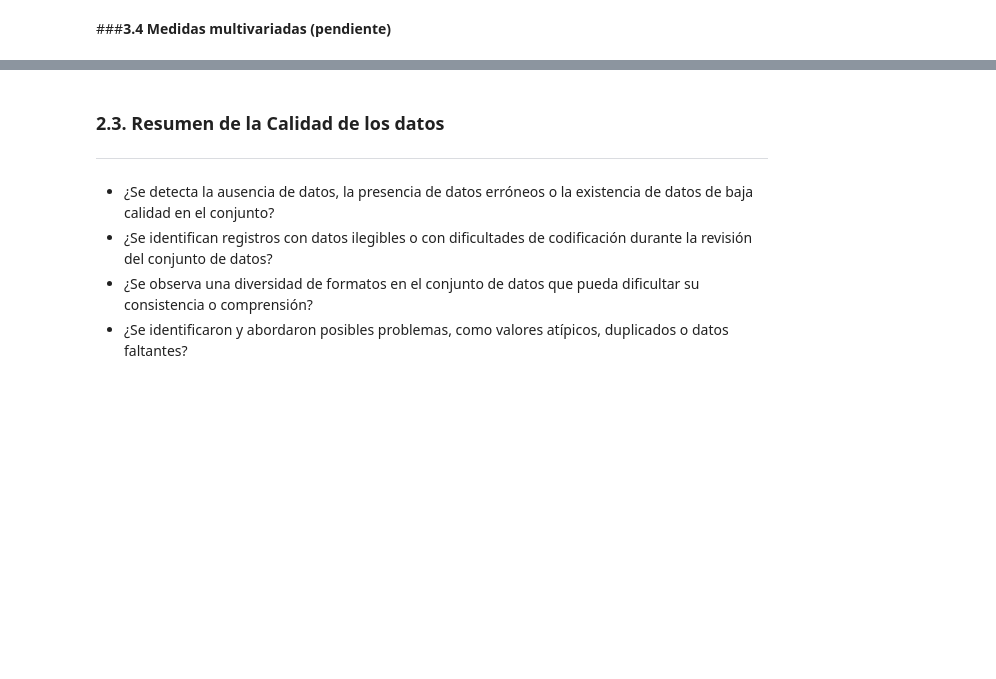
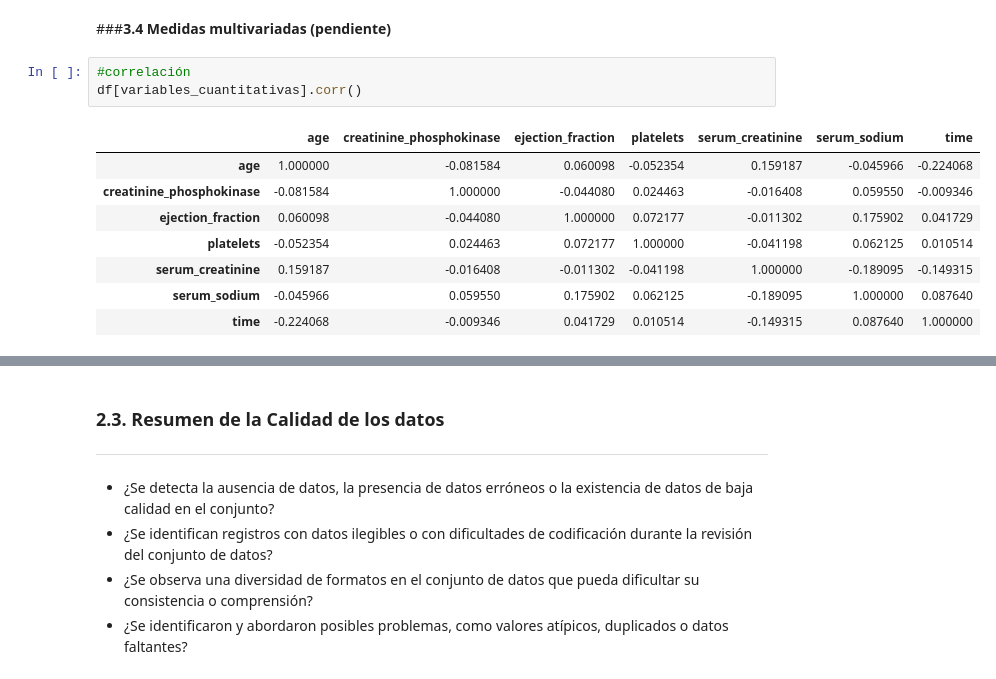
Before and after one commit to Robert-Gomez-AI/HeartFailure, a Jupyter notebook: Fase_2_Entendimiento_de_los_datos.ipynb, the cells around one changed output, grey strips where cells are left out. Drawn from its saved outputs; the diff is of its cells as text; blank space fills up the shorter version.

```diff
--- a/Fase_2_Entendimiento_de_los_datos.ipynb
+++ b/Fase_2_Entendimiento_de_los_datos.ipynb
@@ -243,2 +317,14 @@ for i, columna in enumerate(variables_cuantitativas):
 # %% [markdown]
 ###**3.4 Medidas multivariadas (pendiente)**
+# %%
+#correlación
+df[variables_cuantitativas].corr()
+# %% [output]
+|  | age | creatinine_phosphokinase | ejection_fraction | platelets | serum_creatinine | serum_sodium | time |
+| age | 1.000000 | -0.081584 | 0.060098 | -0.052354 | 0.159187 | -0.045966 | -0.224068 |
+| creatinine_phosphokinase | -0.081584 | 1.000000 | -0.044080 | 0.024463 | -0.016408 | 0.059550 | -0.009346 |
+| ejection_fraction | 0.060098 | -0.044080 | 1.000000 | 0.072177 | -0.011302 | 0.175902 | 0.041729 |
+| platelets | -0.052354 | 0.024463 | 0.072177 | 1.000000 | -0.041198 | 0.062125 | 0.010514 |
+| serum_creatinine | 0.159187 | -0.016408 | -0.011302 | -0.041198 | 1.000000 | -0.189095 | -0.149315 |
+| serum_sodium | -0.045966 | 0.059550 | 0.175902 | 0.062125 | -0.189095 | 1.000000 | 0.087640 |
+| time | -0.224068 | -0.009346 | 0.041729 | 0.010514 | -0.149315 | 0.087640 | 1.000000 |
```
Also changed, not shown: parts of 10 cells of this notebook.
